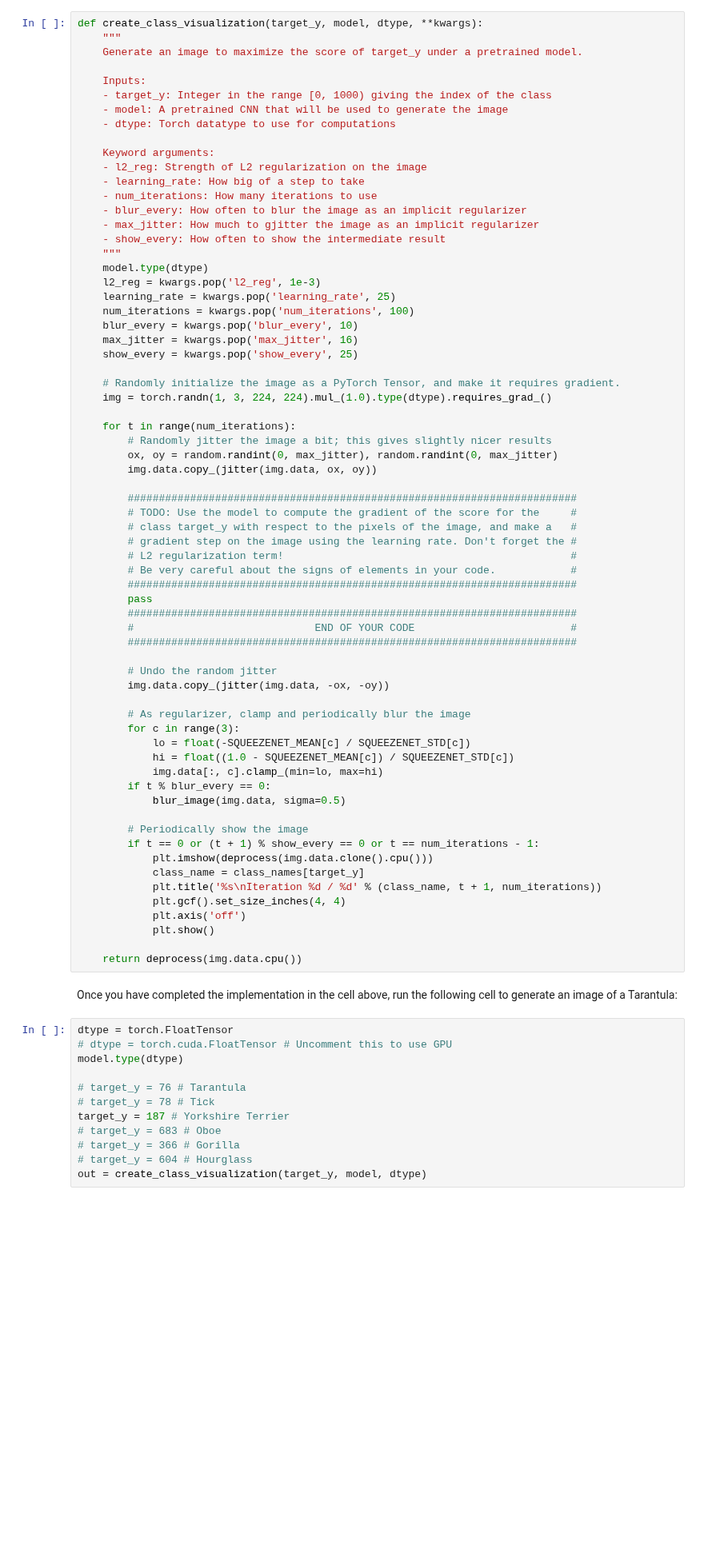
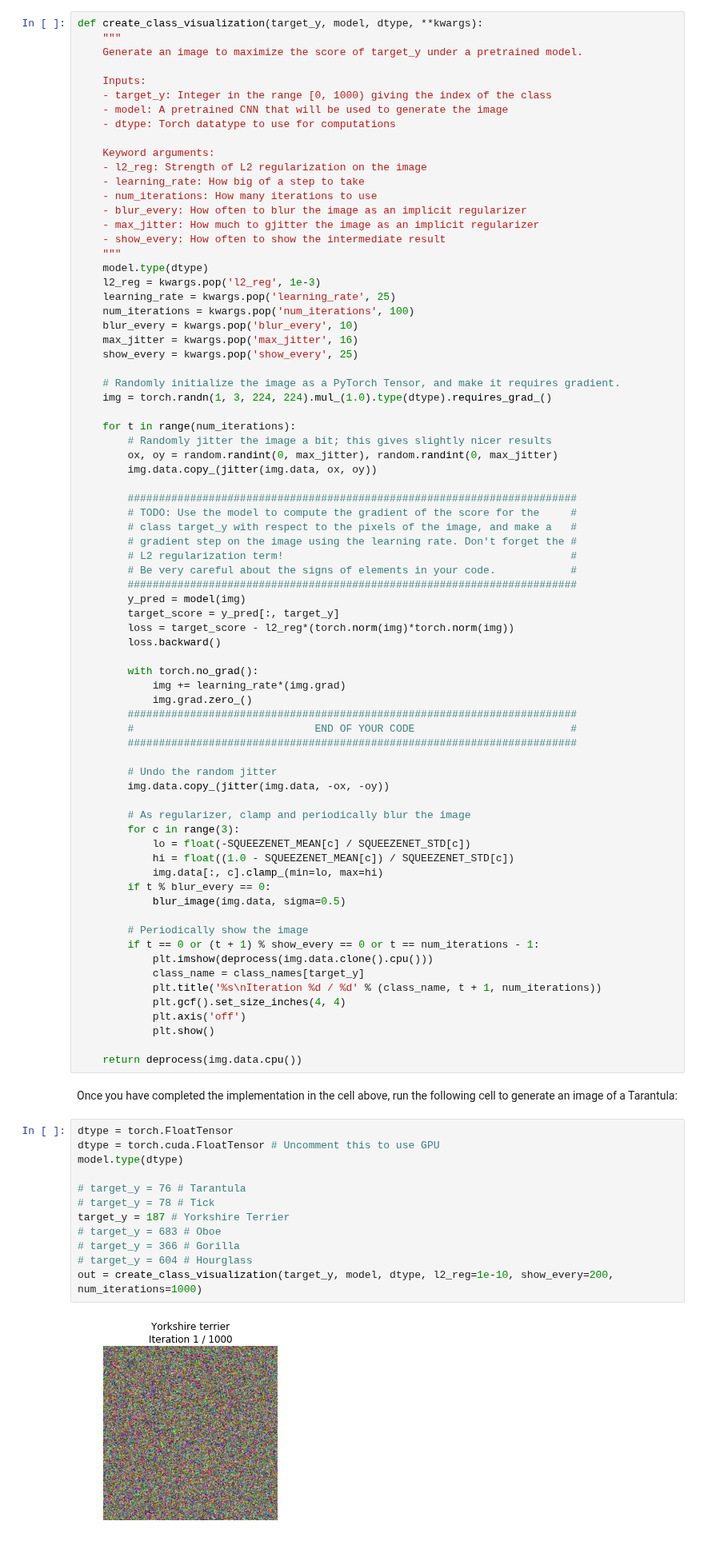
Before and after one commit to locluthor/CS231n, a Jupyter notebook: assignment3/NetworkVisualization-PyTorch.ipynb, the cells around one changed output. Shown at 80% size. Drawn from its saved outputs; the diff is of its cells as text; blank space fills up the shorter version.

Commit message:
!Implement class visualization to by generate an image that maximize a target class score

```diff
--- a/assignment3/NetworkVisualization-PyTorch.ipynb
+++ b/assignment3/NetworkVisualization-PyTorch.ipynb
@@ -428,7 +425,14 @@ def create_class_visualization(target_y, model, dtype, **kwargs):
         # L2 regularization term!                                              #
         # Be very careful about the signs of elements in your code.            #
         ########################################################################
-        pass
+        y_pred = model(img)
+        target_score = y_pred[:, target_y]
+        loss = target_score - l2_reg*(torch.norm(img)*torch.norm(img))
+        loss.backward()
+
+        with torch.no_grad():
+            img += learning_rate*(img.grad)
+            img.grad.zero_()
         ########################################################################
         #                             END OF YOUR CODE                         #
         ########################################################################
@@ -458,13 +462,15 @@ def create_class_visualization(target_y, model, dtype, **kwargs):
 Once you have completed the implementation in the cell above, run the following cell to generate an image of a Tarantula:
 # %%
 dtype = torch.FloatTensor
-# dtype = torch.cuda.FloatTensor # Uncomment this to use GPU
+dtype = torch.cuda.FloatTensor # Uncomment this to use GPU
 model.type(dtype)
 
 # target_y = 76 # Tarantula
 # target_y = 78 # Tick
 target_y = 187 # Yorkshire Terrier
 # target_y = 683 # Oboe
 # target_y = 366 # Gorilla
 # target_y = 604 # Hourglass
-out = create_class_visualization(target_y, model, dtype)
+out = create_class_visualization(target_y, model, dtype, l2_reg=1e-10, show_every=200, num_iterations=1000)
+# %% [output]
+[figure, added]
```
Also changed, not shown: parts of 6 cells of this notebook.
